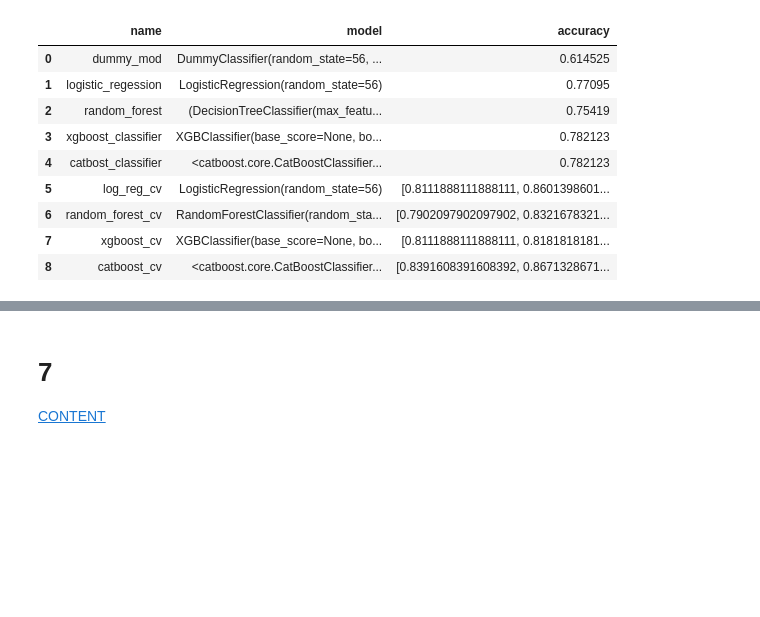
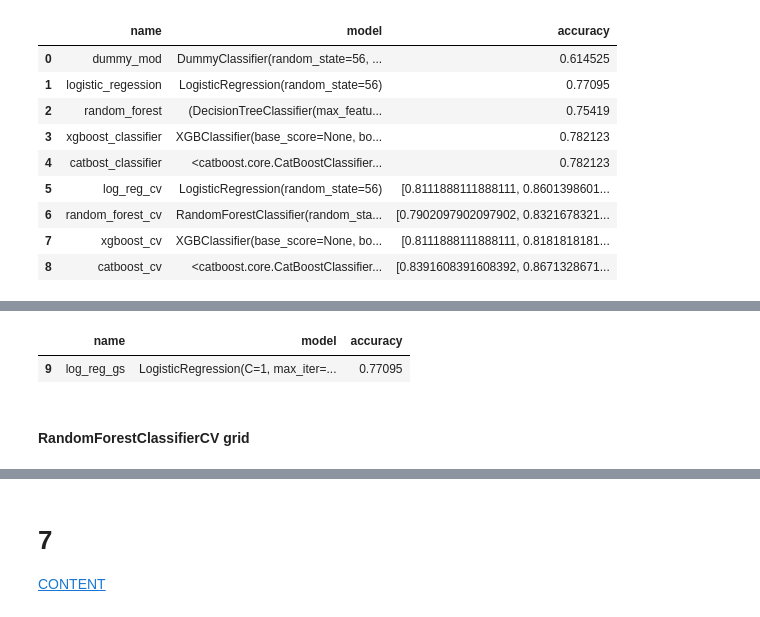
Before and after one commit to RuslGL/kaggle_practice, a Jupyter notebook: titanic/classic_ml.ipynb, the cells around one changed output, grey strips where cells are left out. Cells and saved outputs as stored; diff of their text form; code cells hidden in the pictures; blank space fills up the shorter version.

```diff
--- a/titanic/classic_ml.ipynb
+++ b/titanic/classic_ml.ipynb
@@ -788,0 +797,39 @@ results
+# %%
+%time
+
+X_train, X_test, y_train, y_test = prepare_features(data)
+
+cv = StratifiedKFold(n_splits=5, shuffle=True,  random_state=rs)
+
+param_grid = {
+    'C': [0.001, 0.01, 0.1, 1, 10, 100, 1000],
+    'penalty': ['l2'],
+    'solver': ['lbfgs']
+}
+
+
+model = LogisticRegression(max_iter=1000, random_state=rs)
+
+grid = GridSearchCV(
+    estimator=model,
+    param_grid=param_grid,
+    scoring='accuracy',
+    n_jobs=-1,
+    verbose=0,
+    cv=cv
+)
+
+grid.fit(X_train, y_train)
+
+display(
+    grid.best_params_,
+    grid.best_score_,
+)
+
+log_reg_gs = LogisticRegression(**grid.best_params_, max_iter=1000, random_state=rs)
+log_reg_gs.fit(X_train, y_train)
+
+y_pred = log_reg_gs.predict(X_test)
+accuracy = accuracy_score(y_test, y_pred)
+
+results.loc[len(results)] = ['log_reg_gs', log_reg_gs, accuracy]
@@ -788,0 +841,7 @@ results
+# %%
+results.iloc[-1:]
+# %% [output]
+|  | name | model | accuracy |
+| 9 | log_reg_gs | LogisticRegression(C=1, max_iter=... | 0.77095 |
+# %% [markdown]
+#### RandomForestClassifierCV grid
```
Also changed, not shown: parts of 33 cells of this notebook.
